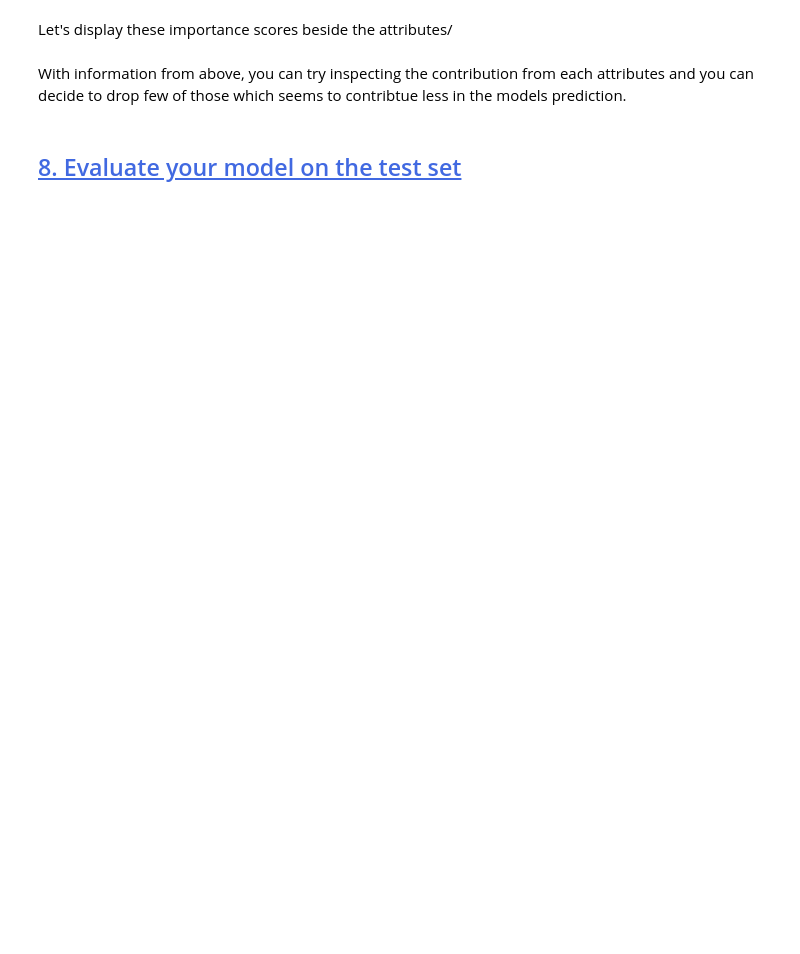
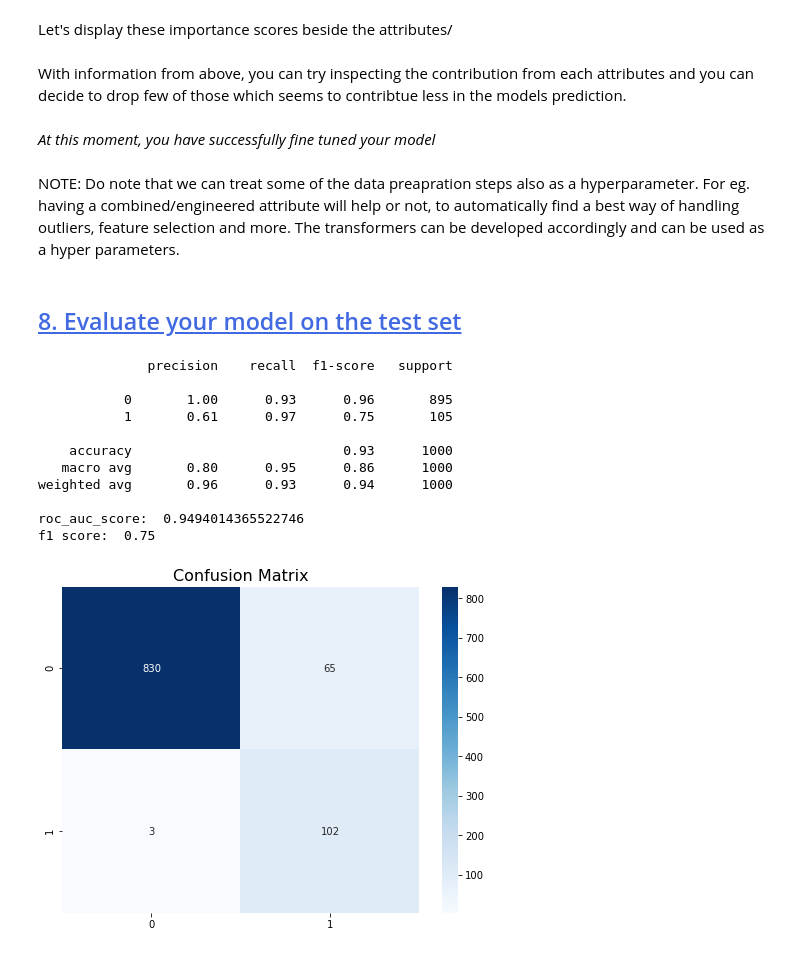
Before and after one commit to shubh1608/Jupyter-Notebook-Template, a Jupyter notebook: notebok_template.ipynb, the cells around one changed output. Drawn from its saved outputs; the diff is of its cells as text; code cells hidden in the pictures; blank space fills up the shorter version.

```diff
--- a/notebok_template.ipynb
+++ b/notebok_template.ipynb
@@ -826,3 +895,5 @@ x_train.loc[exp_na_index, ['Experience']].head()
+# %%
+x_test[numerical_columns] = impute_data(x_test[numerical_columns], 'model_progressive')
 # %% [markdown]
 #### 3.3.2 Imputation of Categorical Columns
 # %%
@@ -1268,23 +1403,31 @@ Let's display these importance scores beside the attributes/
 # sorted(zip(feature_importances, attributes), reverse=True)
 # %% [markdown]
 With information from above, you can try inspecting the contribution from each attributes and you can decide to drop few of those which seems to contribtue less in the models prediction.
+# %% [markdown]
+*At this moment, you have successfully fine tuned your model*
+# %% [markdown]
+NOTE: Do note that we can treat some of the data preapration steps also as a hyperparameter. For eg. having a combined/engineered attribute will help or not, to automatically find a best way of handling outliers, feature selection and more. The transformers can be developed accordingly and can be used as a hyper parameters.
 # %% [markdown]
 ## <font color='royalblue'><u>8. Evaluate your model on the test set</u></font>
 # %%
-# final_model = grid_search.best_estimator_
+final_pred = final_model.predict(x_test)
 
-# x_test = test_set.drop("target_variable", axis=1)
-# y_test = test_set["target_variable"].copy()
+# use below for classifiers
+calculate_performance(y_test, final_pred)
 
-# x_test_prepared = full_pipeline.transform(x_test)
-
-# final_predictions = final_model.predict(x_test_prepared)
-
-# # use below for classifiers
-# print(metrics.classification_report(train_labels, train_copy_predictions))
-# print("roc_auc_score: ", roc_auc_score(train_labels, train_copy_predictions))
-# print("f1 score: ", f1_score(train_labels, train_copy_predictions))
-
-# use below for regressors
+## use below for regressors
 # final_mse = mean_squared_error(y_test, final_predictions)
 # final_rmse = np.sqrt(final_mse)
+# %% [output]
+              precision    recall  f1-score   support
+
+           0       1.00      0.93      0.96       895
+           1       0.61      0.97      0.75       105
+
+    accuracy                           0.93      1000
+   macro avg       0.80      0.95      0.86      1000
+weighted avg       0.96      0.93      0.94      1000
+
+roc_auc_score:  0.9494014365522746
+f1 score:  0.75
+[figure, added]
```
Also changed, not shown: parts of 115 cells of this notebook.
